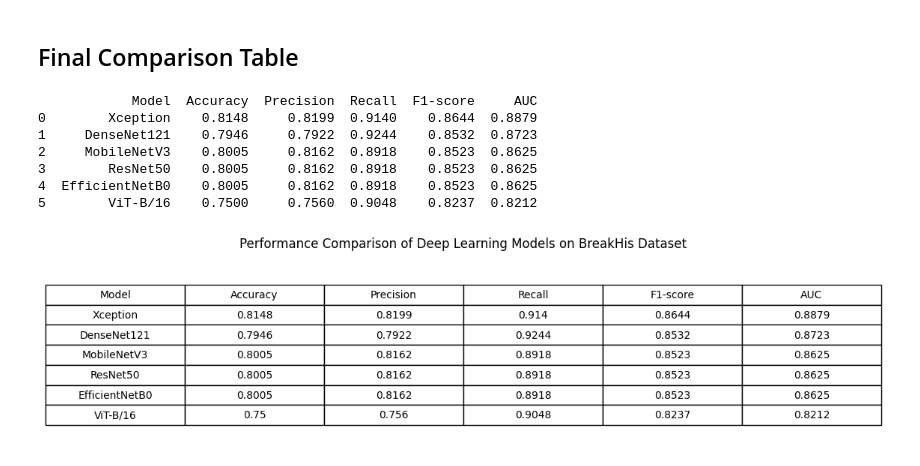
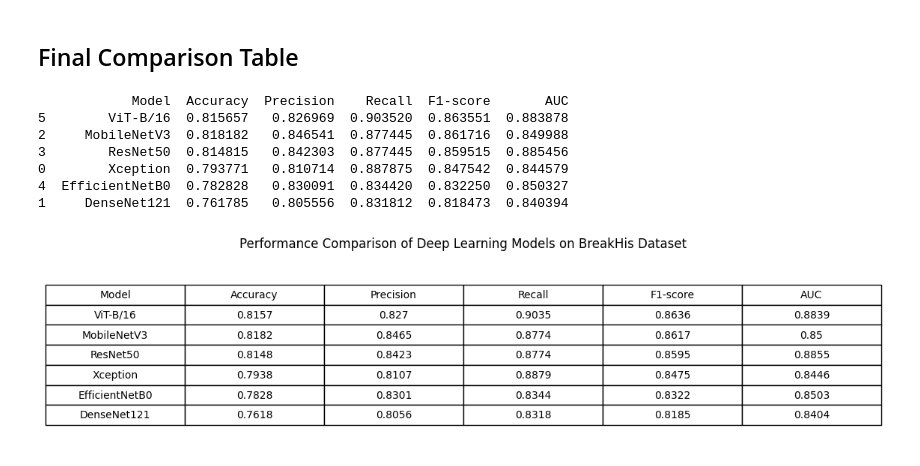
Before and after one commit to BishozitChandraDas/Breast_Cancer_Detection, a Jupyter notebook: breast_cancer_detection.ipynb, the cells around one changed output. Drawn from its saved outputs; the diff is of its cells as text; code cells hidden in the pictures.

```diff
--- a/breast_cancer_detection.ipynb
+++ b/breast_cancer_detection.ipynb
@@ -2626,11 +2641,46 @@ results = {
         "EfficientNetB0",
         "ViT-B/16"
     ],
-    "Accuracy": [0.8148, 0.7946, 0.8005, 0.8005, 0.8005, 0.7500],
-    "Precision": [0.8199, 0.7922, 0.8162, 0.8162, 0.8162, 0.7560],
-    "Recall": [0.9140, 0.9244, 0.8918, 0.8918, 0.8918, 0.9048],
-    "F1-score": [0.8644, 0.8532, 0.8523, 0.8523, 0.8523, 0.8237],
-    "AUC": [0.8879, 0.8723, 0.8625, 0.8625, 0.8625, 0.8212]
+    "Accuracy": [
+        0.7937710437710438,
+        0.7617845117845118,
+        0.8181818181818182,
+        0.8148148148148148,
+        0.7828282828282829,
+        0.8156565656565656
+    ],
+    "Precision": [
+        0.8107142857142857,
+        0.8055555555555556,
+        0.8465408805031447,
+        0.8423028785982478,
+        0.8300907911802854,
+        0.8269689737470167
+    ],
+    "Recall": [
+        0.8878748370273793,
+        0.8318122555410691,
+        0.877444589308996,
+        0.877444589308996,
+        0.834419817470665,
+        0.9035202086049544
+    ],
+    "F1-score": [
+        0.8475420037336652,
+        0.8184733803720333,
+        0.8617157490396927,
+        0.859514687100894,
+        0.8322496749024707,
+        0.8635514018691589
+    ],
+    "AUC": [
+        0.8445790893353194,
+        0.8403936737202972,
+        0.8499877673757461,
+        0.8854561839786689,
+        0.8503268743012694,
+        0.8838783302932425
+    ]
 }
 
 df = pd.DataFrame(results)
@@ -2640,38 +2690,38 @@ df = df.sort_values("F1-score", ascending=False)
 
 print(df)
 
 # ---------------- Create Table Figure ----------------
 fig, ax = plt.subplots(figsize=(12, 3))
 ax.axis('off')
 
 table = ax.table(
     cellText=df.round(4).values,
     colLabels=df.columns,
     cellLoc='center',
     loc='center'
 )
 
 table.auto_set_font_size(False)
 table.set_fontsize(10)
 table.scale(1.2, 1.6)
 
 plt.title("Performance Comparison of Deep Learning Models on BreakHis Dataset",
           fontsize=12,
           pad=20)
 
 plt.savefig(
     "Model_Comparison_Table.png",
     dpi=300,
     bbox_inches='tight'
 )
 
 plt.show()
 # %% [output]
-            Model  Accuracy  Precision  Recall  F1-score     AUC
-0        Xception    0.8148     0.8199  0.9140    0.8644  0.8879
-1     DenseNet121    0.7946     0.7922  0.9244    0.8532  0.8723
-2     MobileNetV3    0.8005     0.8162  0.8918    0.8523  0.8625
-3        ResNet50    0.8005     0.8162  0.8918    0.8523  0.8625
-4  EfficientNetB0    0.8005     0.8162  0.8918    0.8523  0.8625
-5        ViT-B/16    0.7500     0.7560  0.9048    0.8237  0.8212
+            Model  Accuracy  Precision    Recall  F1-score       AUC
+5        ViT-B/16  0.815657   0.826969  0.903520  0.863551  0.883878
+2     MobileNetV3  0.818182   0.846541  0.877445  0.861716  0.849988
+3        ResNet50  0.814815   0.842303  0.877445  0.859515  0.885456
+0        Xception  0.793771   0.810714  0.887875  0.847542  0.844579
+4  EfficientNetB0  0.782828   0.830091  0.834420  0.832250  0.850327
+1     DenseNet121  0.761785   0.805556  0.831812  0.818473  0.840394
-[figure, old version]
+[figure, new version]
```
Also changed, not shown: parts of 74 cells of this notebook, 23 other files.
